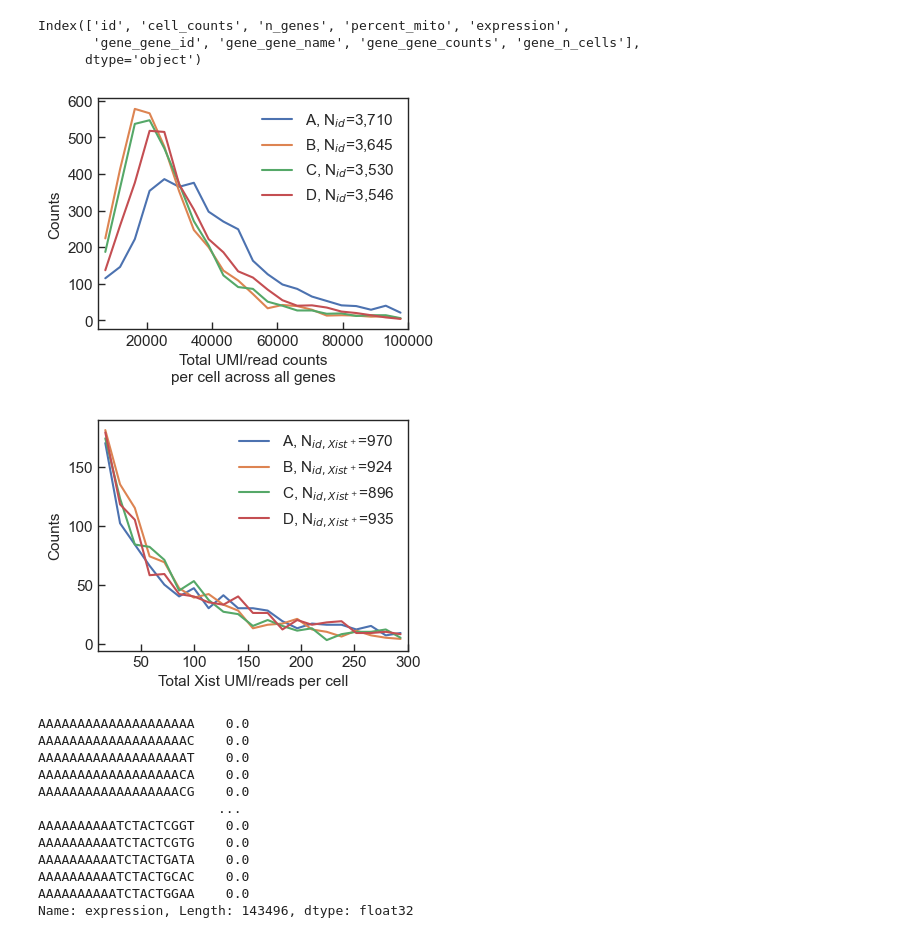
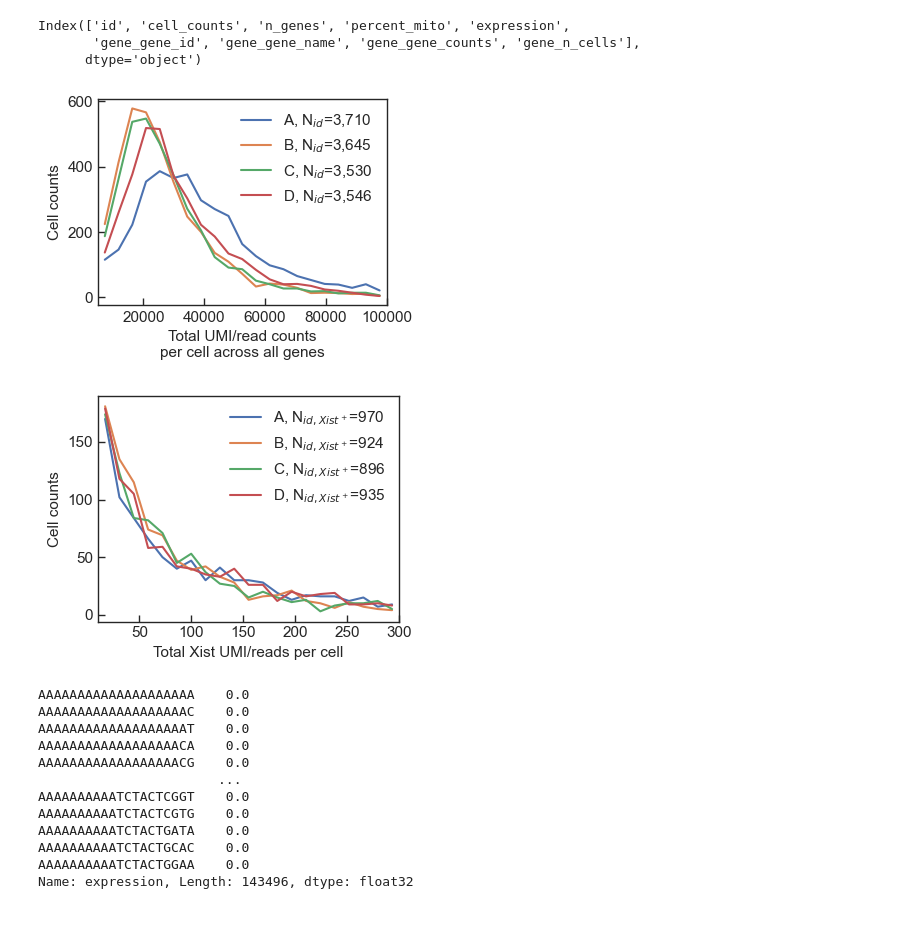
Before and after one commit to Guoming-Gao/GG-general-GuttmanLab, a Jupyter notebook: Plot_starsolo_h5ad.ipynb, the cells around one changed output. Saved outputs shown, nothing was run; the diff lists cells and outputs as text; code cells hidden in the pictures.

```diff
--- a/Plot_starsolo_h5ad.ipynb
+++ b/Plot_starsolo_h5ad.ipynb
@@ -95,35 +95,36 @@ dfc = df_C_all[cname]
 dfd = df_D_all[cname]
 hist_A, bins_edge = np.histogram(dfa, bins=21, range=(x_min, x_max), density=False)
 hist_B, bins_edge = np.histogram(dfb, bins=21, range=(x_min, x_max), density=False)
 hist_C, bins_edge = np.histogram(dfc, bins=21, range=(x_min, x_max), density=False)
 hist_D, bins_edge = np.histogram(dfd, bins=21, range=(x_min, x_max), density=False)
 midpoints = (bins_edge[:-1] + bins_edge[1:]) / 2
 plt.figure(figsize=(4, 3))
 plt.plot(midpoints, hist_A, label=r"A, N$_{id}$=" + f"{np.sum(dfa>x_min):,}")
 plt.plot(midpoints, hist_B, label=r"B, N$_{id}$=" + f"{np.sum(dfb>x_min):,}")
 plt.plot(midpoints, hist_C, label=r"C, N$_{id}$=" + f"{np.sum(dfc>x_min):,}")
 plt.plot(midpoints, hist_D, label=r"D, N$_{id}$=" + f"{np.sum(dfd>x_min):,}")
 plt.xlim(x_min, x_max)
 # plt.yscale('log')
 plt.legend(frameon=False)
 # adjust
 plt.xlabel('Total UMI/read counts\nper cell across all genes', fontsize=11)
 # plt.ylabel(r"Probability Density", fontsize=11)
-plt.ylabel(r"Counts", fontsize=11)
+plt.ylabel(r"Cell counts", fontsize=11)
 plt.gca().spines[:].set_linewidth(1)
 plt.gca().tick_params(
     axis="both",
     which="major",
     labelsize=11,
     direction="in",
     bottom=True,
     left=True,
     length=5,
     width=1,
 )
+plt.tight_layout()
 plt.savefig("hist_cell_counts_across_4_conditions.png", format="png", dpi=300)
 # %% [output]
-[figure, old version]
+[figure, new version]
 # %%
 # cell_counts: Represents the total UMI/read counts per cell across all genes.
 x_min = 10
@@ -148,7 +149,7 @@ plt.xlim(x_min, x_max)
 plt.legend(frameon=False)
 # adjust
 plt.xlabel(r"Total Xist UMI/reads per cell", fontsize=11)
-plt.ylabel(r"Counts", fontsize=11)
+plt.ylabel(r"Cell counts", fontsize=11)
 plt.gca().spines[:].set_linewidth(1)
 plt.gca().tick_params(
     axis="both",
@@ -160,9 +161,10 @@ plt.gca().tick_params(
     length=5,
     width=1,
 )
+plt.tight_layout()
 plt.savefig("hist_Xist_expression_across_4_conditions.png", format="png", dpi=300)
 # %% [output]
-[figure, old version]
+[figure, new version]
 # %%
 df_A_all[cname]
 # %% [output]
```
